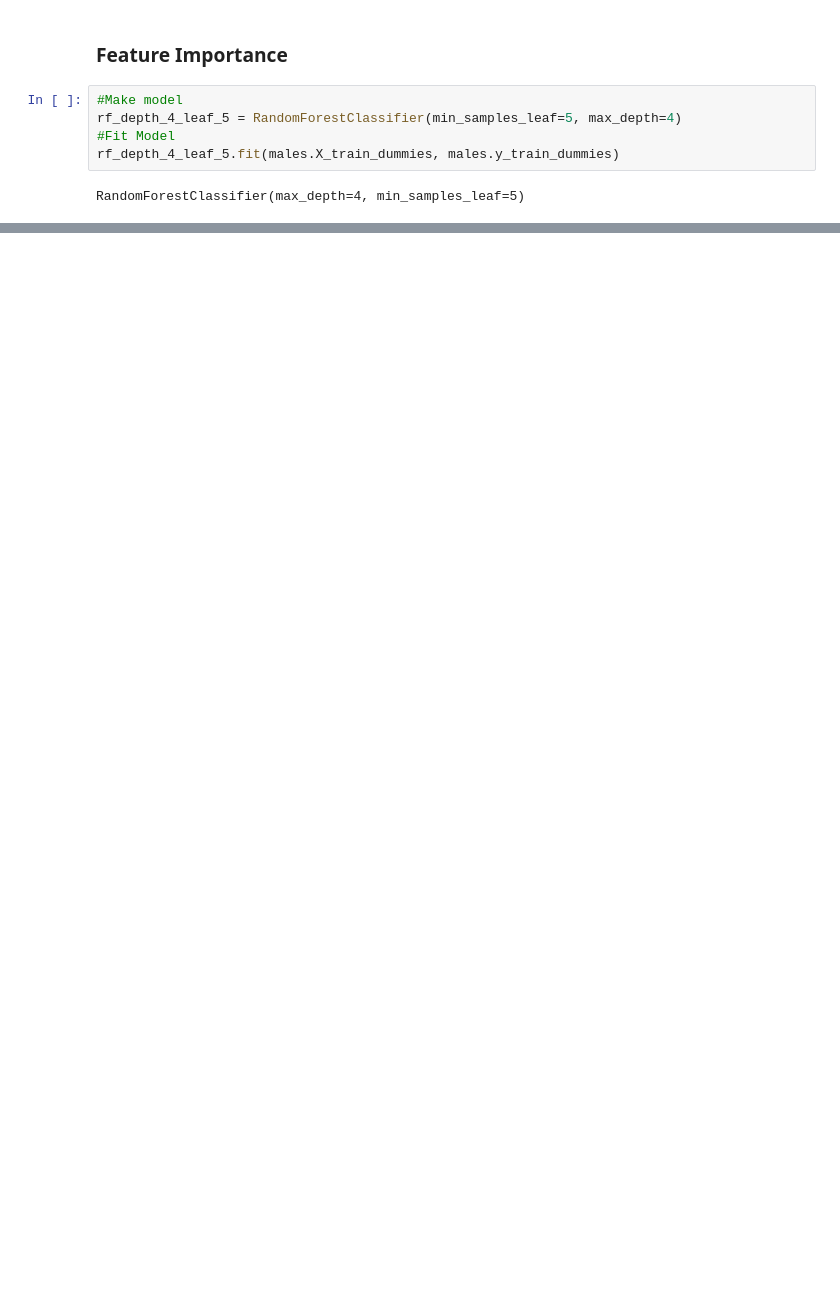
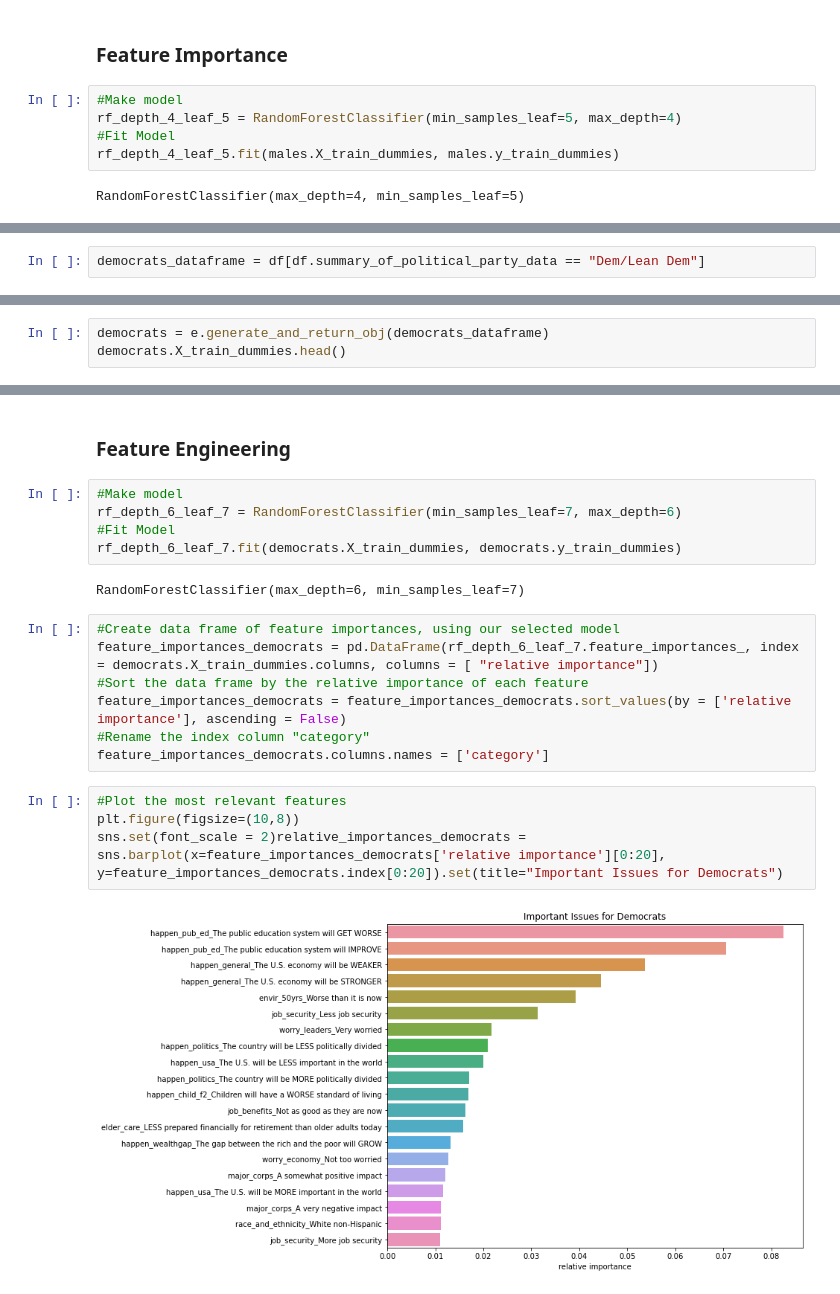
Before and after one commit to american-perspectives-capstone/american-attitudes, a Jupyter notebook: rough_notebooks/Malachi_modeling_new.ipynb, the cells around one changed output, grey strips where cells are left out. Cells and saved outputs as stored; diff of their text form; blank space fills up the shorter version.

```diff
--- a/rough_notebooks/Malachi_modeling_new.ipynb
+++ b/rough_notebooks/Malachi_modeling_new.ipynb
@@ -469,0 +474,2 @@ relative_importances = sns.barplot(x=feature_importances['relative importance'][
+# %%
+democrats_dataframe = df[df.summary_of_political_party_data == "Dem/Lean Dem"]
@@ -469,0 +646,3 @@ relative_importances = sns.barplot(x=feature_importances['relative importance'][
+# %%
+democrats = e.generate_and_return_obj(democrats_dataframe)
+democrats.X_train_dummies.head()
@@ -469,0 +685,22 @@ relative_importances = sns.barplot(x=feature_importances['relative importance'][
+# %% [markdown]
+### Feature Engineering
+# %%
+#Make model
+rf_depth_6_leaf_7 = RandomForestClassifier(min_samples_leaf=7, max_depth=6)
+#Fit Model
+rf_depth_6_leaf_7.fit(democrats.X_train_dummies, democrats.y_train_dummies)
+# %% [output]
+RandomForestClassifier(max_depth=6, min_samples_leaf=7)
+# %%
+#Create data frame of feature importances, using our selected model
+feature_importances_democrats = pd.DataFrame(rf_depth_6_leaf_7.feature_importances_, index = democrats.X_train_dummies.columns, columns = [ "relative importance"])
+#Sort the data frame by the relative importance of each feature
+feature_importances_democrats = feature_importances_democrats.sort_values(by = ['relative importance'], ascending = False)
+#Rename the index column "category"
+feature_importances_democrats.columns.names = ['category']
+# %%
+#Plot the most relevant features
+plt.figure(figsize=(10,8))
+sns.set(font_scale = 2)relative_importances_democrats = sns.barplot(x=feature_importances_democrats['relative importance'][0:20], y=feature_importances_democrats.index[0:20]).set(title="Important Issues for Democrats")
+# %% [output]
+[figure, added]
```
Also changed, not shown: parts of 43 cells of this notebook.
